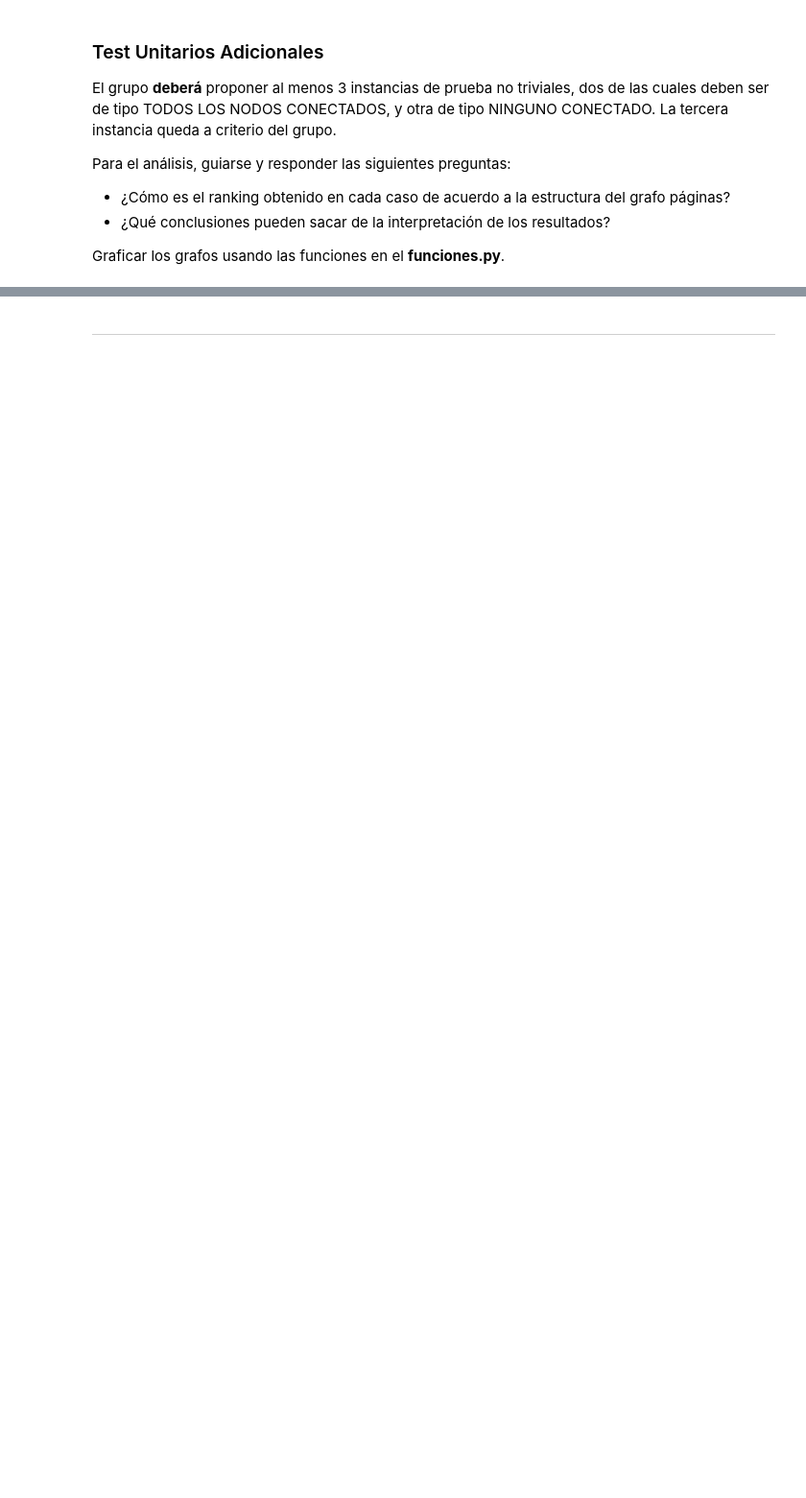
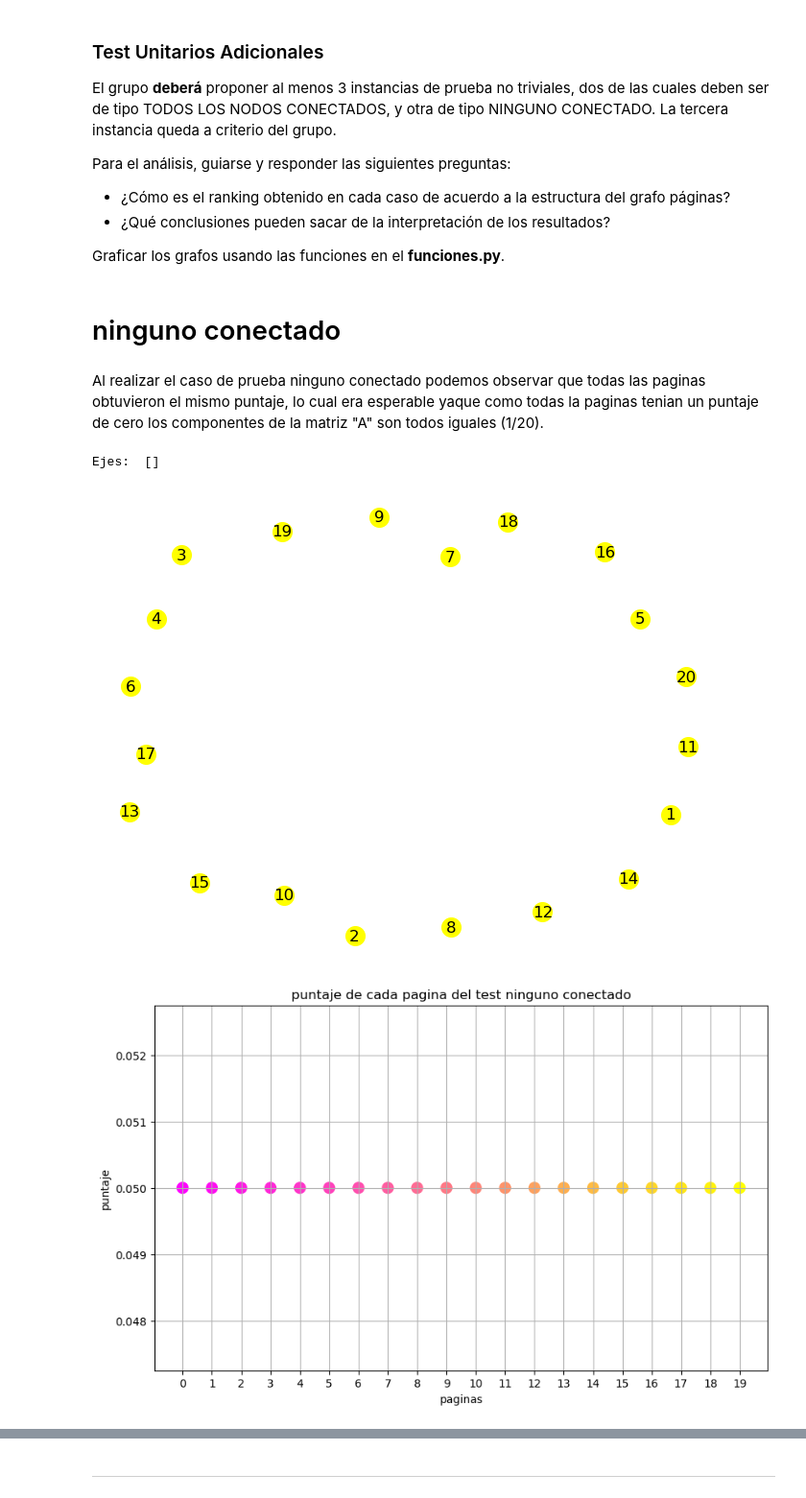
Before and after one commit to NadinaMaia/ALC_tp1, a Jupyter notebook: template-alumnos/template-alumnos/grupo_XX_TP1.ipynb, the cells around one changed output, grey strips where cells are left out. Shown at 96% size. Saved outputs shown, nothing was run; the diff lists cells and outputs as text; code cells hidden in the pictures; blank space fills up the shorter version.

```diff
--- a/template-alumnos/template-alumnos/grupo_XX_TP1.ipynb
+++ b/template-alumnos/template-alumnos/grupo_XX_TP1.ipynb
@@ -149,3 +149,14 @@ Para el análisis, guiarse y responder las siguientes preguntas:
 * ¿Qué conclusiones pueden sacar de la interpretación de los resultados?
 
 Graficar los grafos usando las funciones en el **funciones.py**.
+# %% [markdown]
+# ninguno conectado
+# %% [markdown]
+Al realizar el caso de prueba ninguno conectado podemos observar que todas las paginas obtuvieron el mismo puntaje, lo cual era esperable yaque como todas la paginas tenian un puntaje de cero los componentes de la matriz "A" son todos iguales (1/20).
+# %%
+dibujarGrafo(ninguno_conectado)
+Graf_scores(ninguno_conectado, "ninguno conectado")
+# %% [output]
+Ejes:  []
+[figure, added]
+[figure, added]
```
Also changed, not shown: parts of 15 cells of this notebook, 1 other file.
